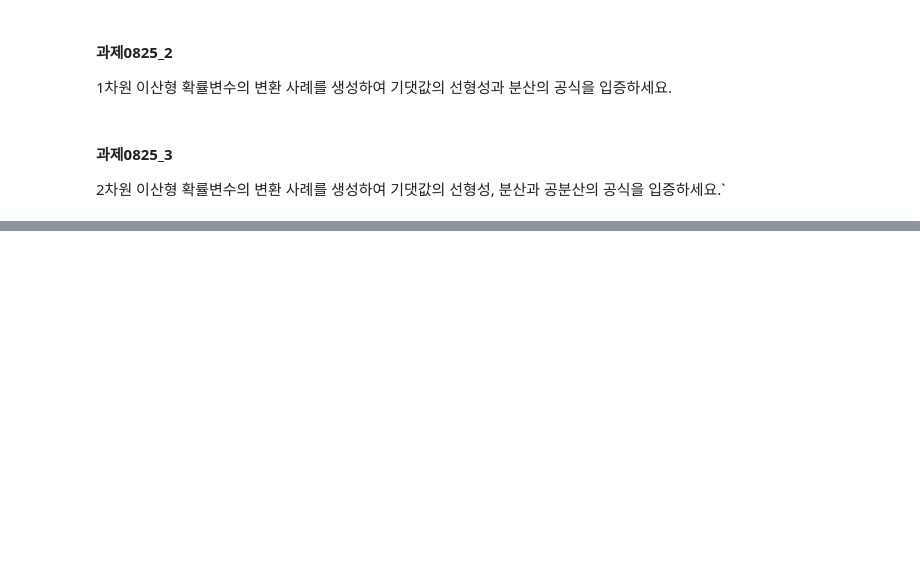
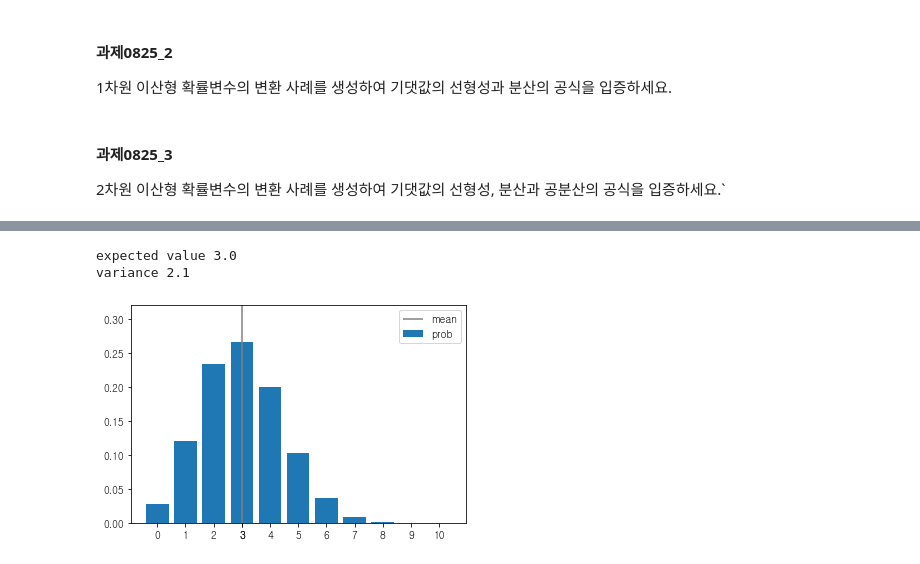
Before and after one commit to Toddbear20/Toddbear20, a Jupyter notebook: m3_통계/Stat_1.ipynb, the cells around one changed output, grey strips where cells are left out. Saved outputs shown, nothing was run; the diff lists cells and outputs as text; code cells hidden in the pictures; blank space fills up the shorter version.

```diff
--- a/m3_통계/Stat_1.ipynb
+++ b/m3_통계/Stat_1.ipynb
@@ -1590,0 +1697,27 @@ cov_xy/np.sqrt(var_X*var_Y)
+# %%
+from scipy.special import comb
+
+def Bin(n,p):
+    x_set = np.arange(n+1)
+    def f(x):
+        if x in x_set:
+            return comb(n,x)*p**x*(1-p)**(n-x)
+        else:
+            return 0
+    return x_set,f
+# %%
+# 동전을 10번 던져 앞면이 3번 나오는 확률의 이항분포
+
+n = 10
+p = 0.3
+
+x=Bin(n,p)
+# %%
+check_prob(x)
+# %% [output]
+expected value 3.0
+variance 2.1
+# %%
+plot_prob(x)
+# %% [output]
+[figure, added]
```
Also changed, not shown: parts of 91 cells of this notebook.
